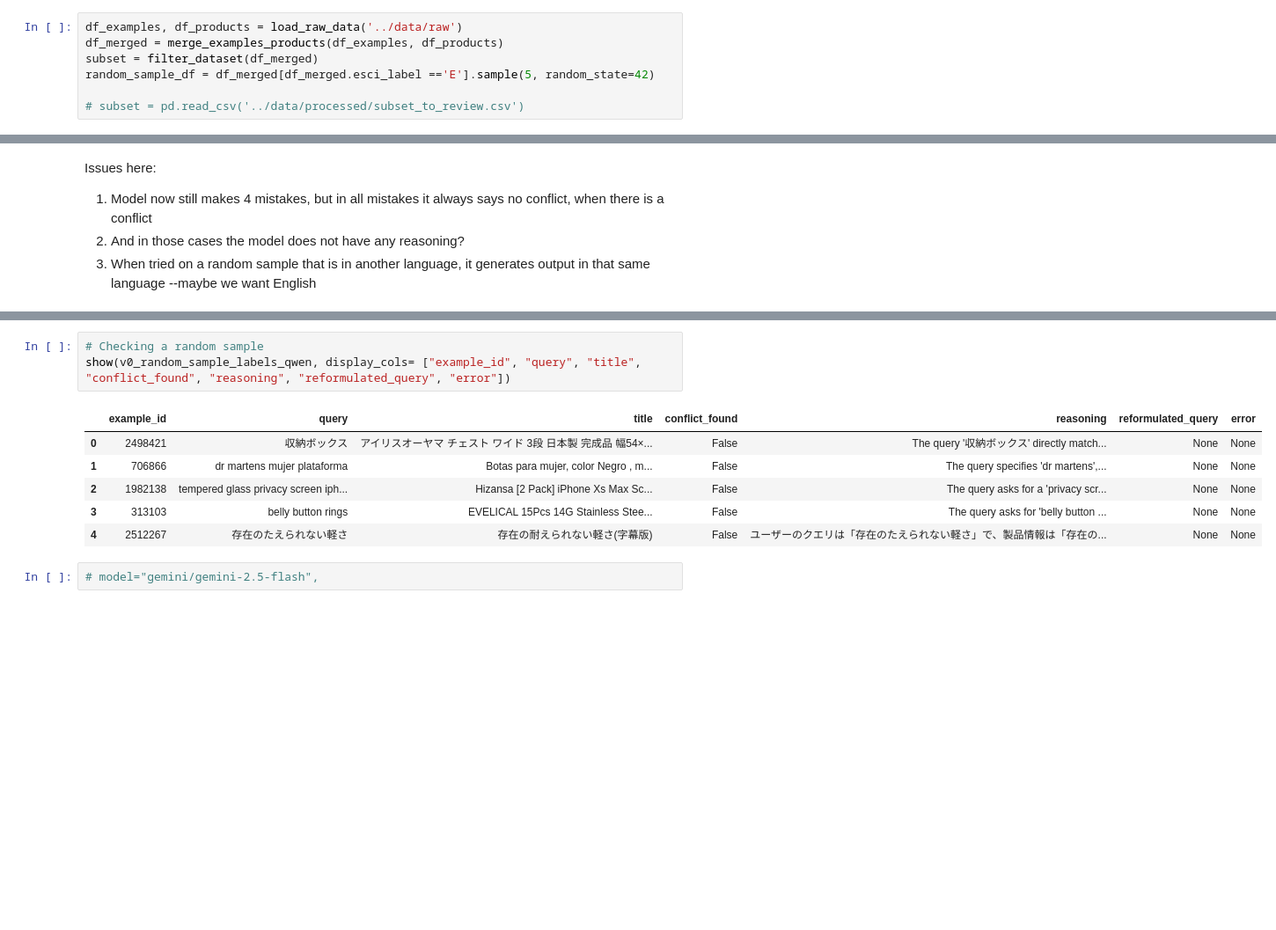
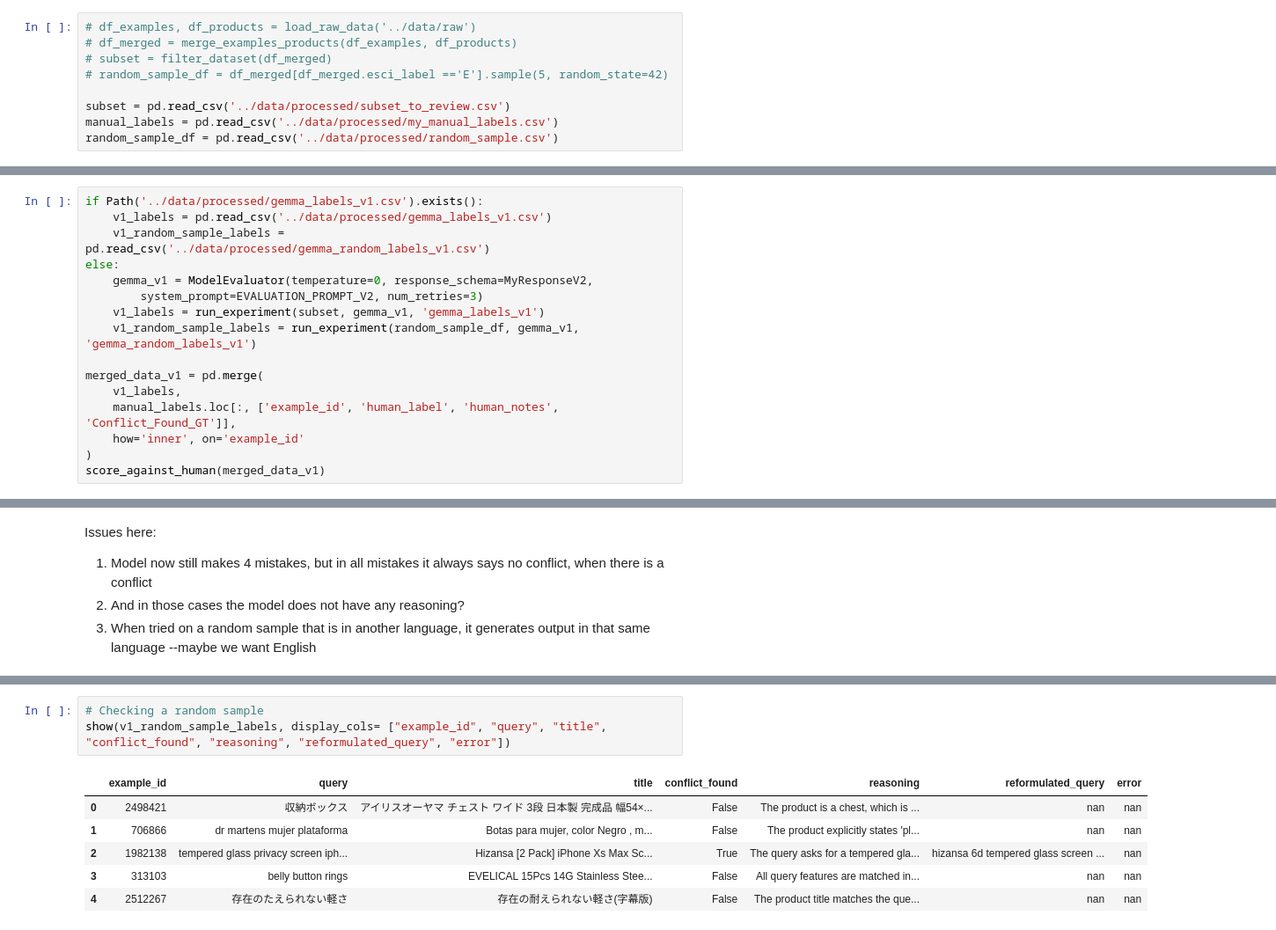
Before and after one commit to eashanchawla/ESCI-data-verficaition, a Jupyter notebook: notebooks/02_prompt_testing.ipynb, the cells around one changed output, grey strips where cells are left out. Shown at 88% size. Saved outputs shown, nothing was run; the diff lists cells and outputs as text; blank space fills up the shorter version.

```diff
--- a/notebooks/02_prompt_testing.ipynb
+++ b/notebooks/02_prompt_testing.ipynb
@@ -22,9 +39,11 @@ from src.evalution import show
 from pathlib import Path
 import pandas as pd
 # %%
-df_examples, df_products = load_raw_data('../data/raw')
-df_merged = merge_examples_products(df_examples, df_products)
-subset = filter_dataset(df_merged)
-random_sample_df = df_merged[df_merged.esci_label =='E'].sample(5, random_state=42)
+# df_examples, df_products = load_raw_data('../data/raw')
+# df_merged = merge_examples_products(df_examples, df_products)
+# subset = filter_dataset(df_merged)
+# random_sample_df = df_merged[df_merged.esci_label =='E'].sample(5, random_state=42)
 
-# subset = pd.read_csv('../data/processed/subset_to_review.csv')
+subset = pd.read_csv('../data/processed/subset_to_review.csv')
+manual_labels = pd.read_csv('../data/processed/my_manual_labels.csv')
+random_sample_df = pd.read_csv('../data/processed/random_sample.csv')
@@ -160,0 +162,16 @@ v0_qwen_labels[v0_qwen_labels.example_id==142661].product_features.iloc[0]
+# %%
+if Path('../data/processed/gemma_labels_v1.csv').exists():
+    v1_labels = pd.read_csv('../data/processed/gemma_labels_v1.csv')
+    v1_random_sample_labels = pd.read_csv('../data/processed/gemma_random_labels_v1.csv')
+else:
+    gemma_v1 = ModelEvaluator(temperature=0, response_schema=MyResponseV2,
+        system_prompt=EVALUATION_PROMPT_V2, num_retries=3)
+    v1_labels = run_experiment(subset, gemma_v1, 'gemma_labels_v1')
+    v1_random_sample_labels = run_experiment(random_sample_df, gemma_v1, 'gemma_random_labels_v1')
+
+merged_data_v1 = pd.merge(
+    v1_labels,
+    manual_labels.loc[:, ['example_id', 'human_label', 'human_notes', 'Conflict_Found_GT']],
+    how='inner', on='example_id'
+)
+score_against_human(merged_data_v1)
@@ -183,12 +206,10 @@ v0_qwen_labels
 # %%
 # Checking a random sample
-show(v0_random_sample_labels_qwen, display_cols= ["example_id", "query", "title", "conflict_found", "reasoning", "reformulated_query", "error"])
+show(v1_random_sample_labels, display_cols= ["example_id", "query", "title", "conflict_found", "reasoning", "reformulated_query", "error"])
 # %% [output]
 |  | example_id | query | title | conflict_found | reasoning | reformulated_query | error |
-| 0 | 2498421 | 収納ボックス | アイリスオーヤマ チェスト ワイド 3段 日本製 完成品 幅54×... | False | The query '収納ボックス' directly match... | None | None |
-| 1 | 706866 | dr martens mujer plataforma | Botas para mujer, color Negro , m... | False | The query specifies 'dr martens',... | None | None |
-| 2 | 1982138 | tempered glass privacy screen iph... | Hizansa [2 Pack] iPhone Xs Max Sc... | False | The query asks for a 'privacy scr... | None | None |
-| 3 | 313103 | belly button rings | EVELICAL 15Pcs 14G Stainless Stee... | False | The query asks for 'belly button ... | None | None |
-| 4 | 2512267 | 存在のたえられない軽さ | 存在の耐えられない軽さ(字幕版) | False | ユーザーのクエリは「存在のたえられない軽さ」で、製品情報は「存在の... | None | None |
+| 0 | 2498421 | 収納ボックス | アイリスオーヤマ チェスト ワイド 3段 日本製 完成品 幅54×... | False | The product is a chest, which is ... | nan | nan |
+| 1 | 706866 | dr martens mujer plataforma | Botas para mujer, color Negro , m... | False | The product explicitly states 'pl... | nan | nan |
+| 2 | 1982138 | tempered glass privacy screen iph... | Hizansa [2 Pack] iPhone Xs Max Sc... | True | The query asks for a tempered gla... | hizansa 6d tempered glass screen ... | nan |
+| 3 | 313103 | belly button rings | EVELICAL 15Pcs 14G Stainless Stee... | False | All query features are matched in... | nan | nan |
+| 4 | 2512267 | 存在のたえられない軽さ | 存在の耐えられない軽さ(字幕版) | False | The product title matches the que... | nan | nan |
-# %%
-# model="gemini/gemini-2.5-flash",
```
Also changed, not shown: parts of 29 cells of this notebook, 4 other files.
